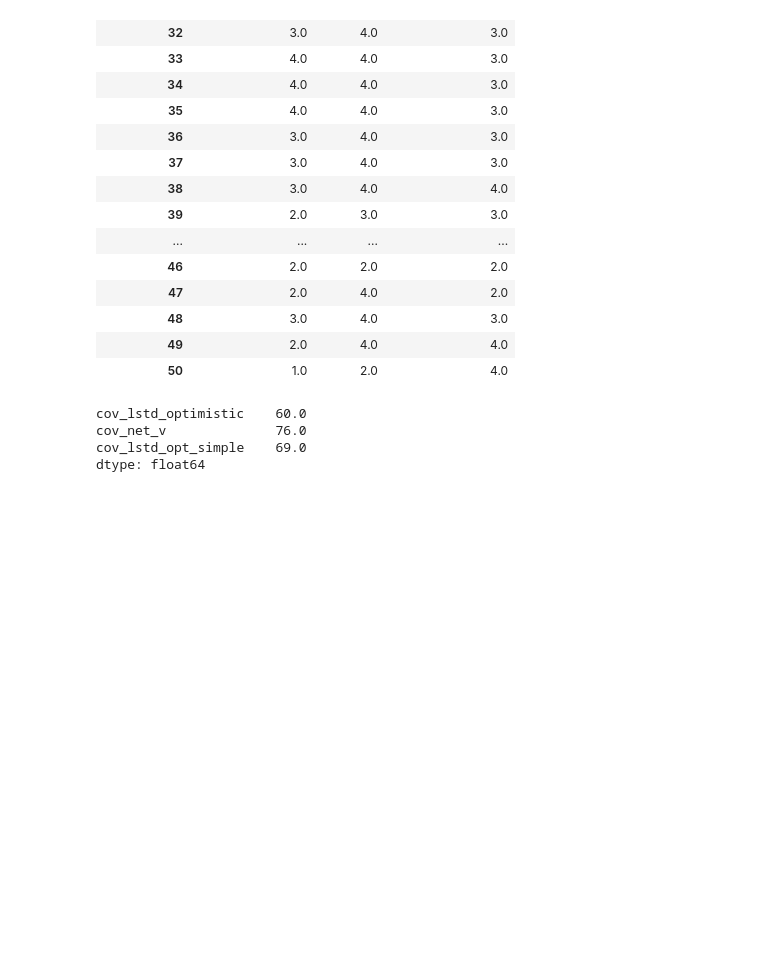
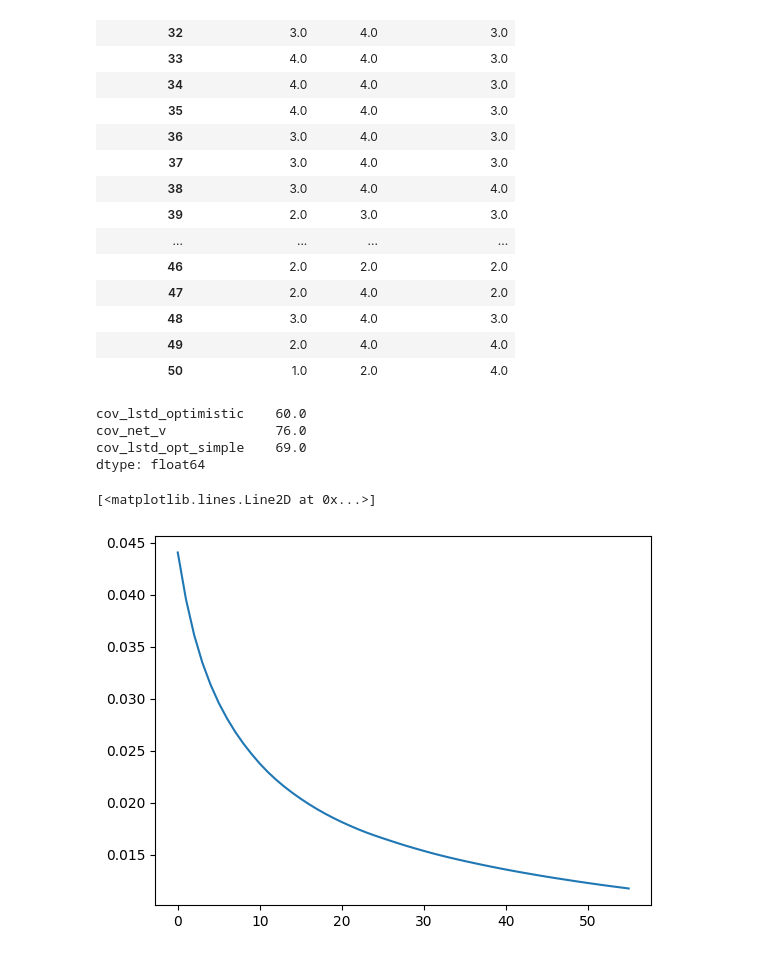
Before and after one commit to dillonmsandhu/td-avar-explore, a Jupyter notebook: deep/notebooks/debugging.ipynb, the cells around one changed output. Drawn from its saved outputs; the diff is of its cells as text; code cells hidden in the pictures; blank space fills up the shorter version.

```diff
--- a/deep/notebooks/debugging.ipynb
+++ b/deep/notebooks/debugging.ipynb
@@ -105,3 +105,11 @@ cov_lstd_optimistic    60.0
 cov_net_v              76.0
 cov_lstd_opt_simple    69.0
 dtype: float64
+# %%
+from core.utils import load_run_data
+import matplotlib.pyplot as plt
+config, out = load_run_data('3_23_cov_lstd_q_on_policy/ep_less_reg', 'Chain')
+plt.plot(out['vi_pred'].mean(0).mean(-1)[5:])
+# %% [output]
+[<matplotlib.lines.Line2D at 0x...>]
+[figure, added]
```
Also changed, not shown: parts of 1 cell of this notebook, 3 other files.
